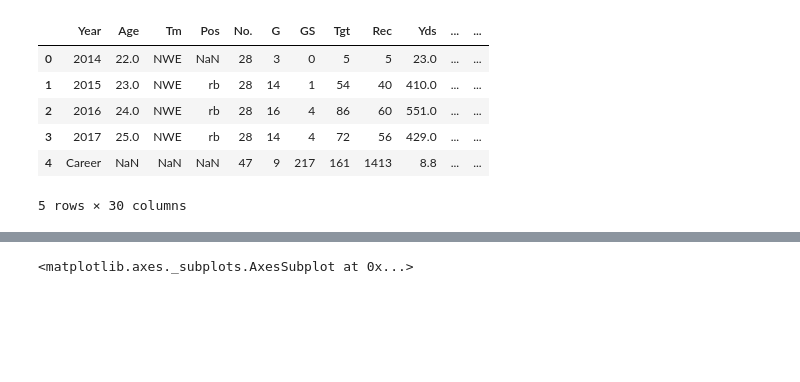
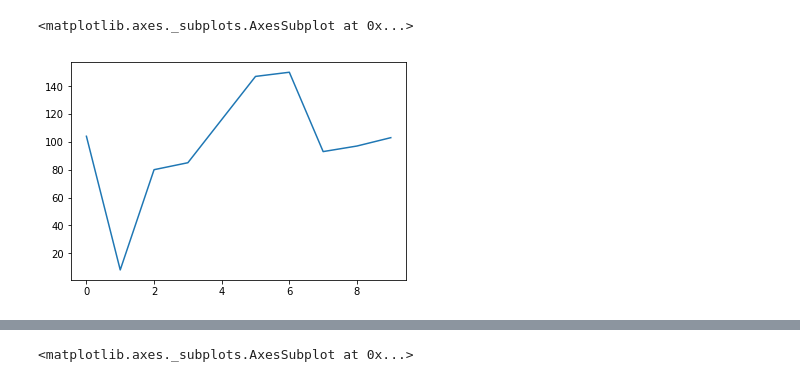
Before and after one commit to amahaja5/FantasyFooball2018, a Jupyter notebook: FFA18.ipynb, the cells around one changed output, grey strips where cells are left out. Cells and saved outputs as stored; diff of their text form; code cells hidden in the pictures; blank space fills up the shorter version.

Commit message:
Added year-by-year stats, also some basic error checking (prolly should have been there before).

```diff
--- a/FFA18.ipynb
+++ b/FFA18.ipynb
@@ -8,16 +8,11 @@ def strip_end(s):
     if s[-1] == '*':
         s = s[0:-1]
     return s
-# %%
-fd.pull_hist_stats_by_name('James White').head()
-# %% [output]
-|  | Year | Age | Tm | Pos | No. | G | GS | Tgt | Rec | Yds | ... | ... |
-| 0 | 2014 | 22.0 | NWE | NaN | 28 | 3 | 0 | 5 | 5 | 23.0 | ... | ... |
-| 1 | 2015 | 23.0 | NWE | rb | 28 | 14 | 1 | 54 | 40 | 410.0 | ... | ... |
-| 2 | 2016 | 24.0 | NWE | rb | 28 | 16 | 4 | 86 | 60 | 551.0 | ... | ... |
-| 3 | 2017 | 25.0 | NWE | rb | 28 | 14 | 4 | 72 | 56 | 429.0 | ... | ... |
-| 4 | Career | NaN | NaN | NaN | 47 | 9 | 217 | 161 | 1413 | 8.8 | ... | ... |
-5 rows × 30 columns
+# %%
+fd.pull_hist_stats('', 2017)['Yds'].plot()
+# %% [output]
+<matplotlib.axes._subplots.AxesSubplot at 0x...>
+[figure, added]
 # %%
 rb = pd.read_html(fd.PFR.format('years/2017/rushing'), skiprows=1, header=0)
 rb_s = rb[0]
```
Also changed, not shown: parts of 1 cell of this notebook, 1 other file.
